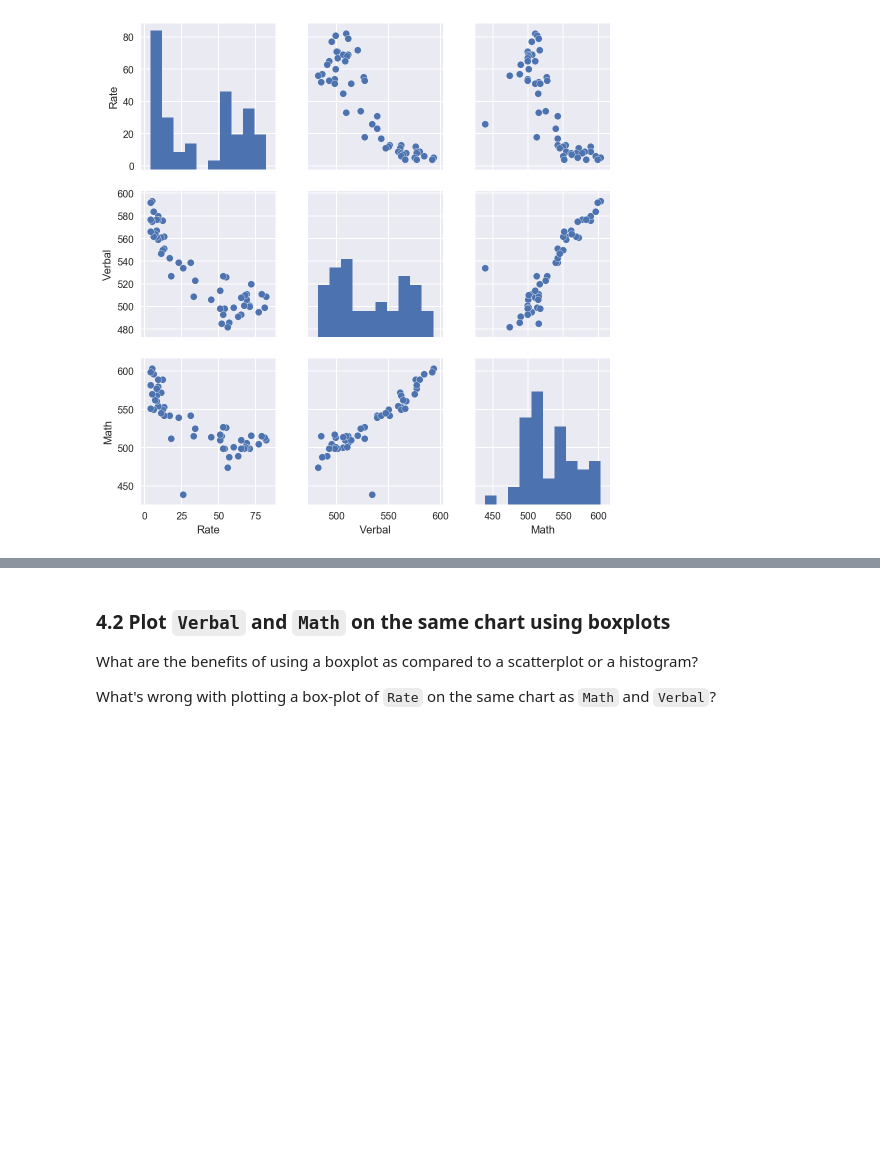
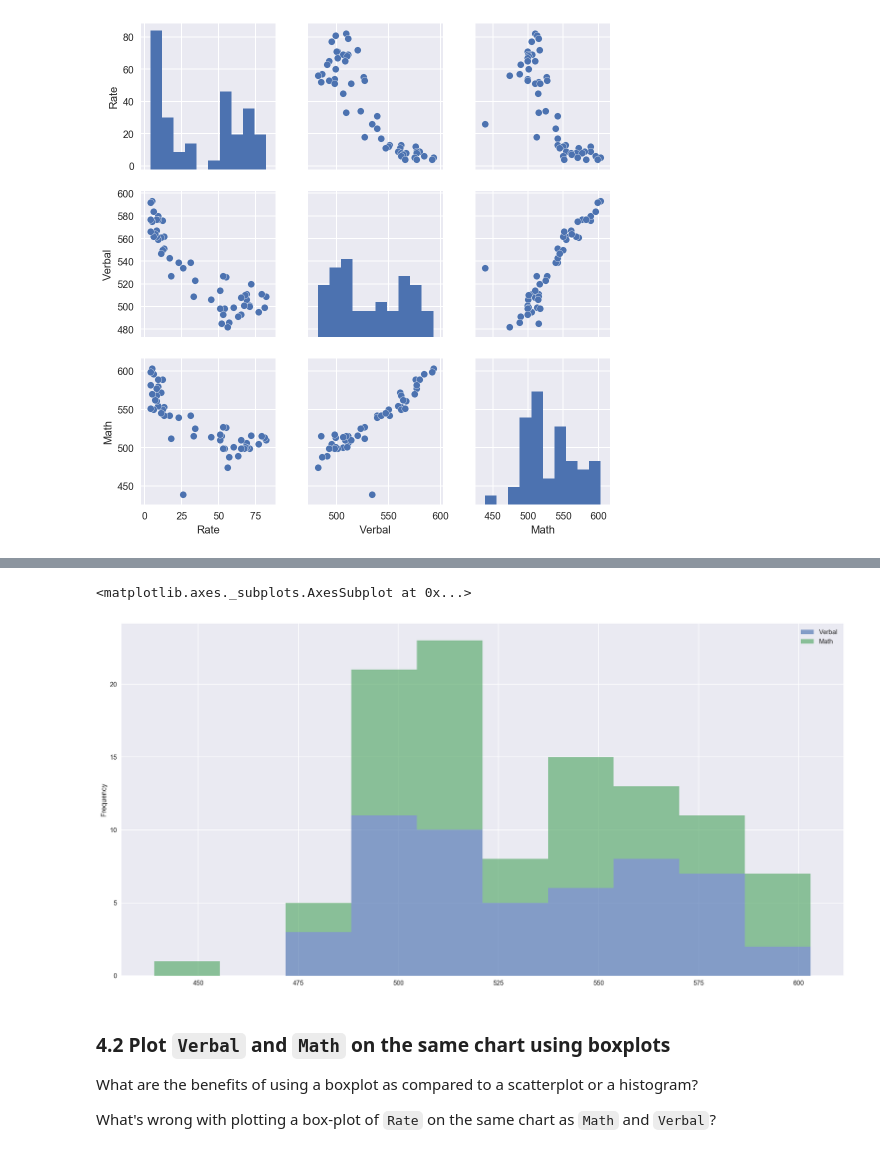
Before and after one commit to guangyic/project2, a Jupyter notebook: CHUA_Guangyi_Project2.ipynb, the cells around one changed output, grey strips where cells are left out. Saved outputs shown, nothing was run; the diff lists cells and outputs as text; code cells hidden in the pictures; blank space fills up the shorter version.

```diff
--- a/CHUA_Guangyi_Project2.ipynb
+++ b/CHUA_Guangyi_Project2.ipynb
@@ -270,10 +274,8 @@ Explain what the visualization tells you about your data.
 
 [Please read over the `pairplot` documentation to fine-tune your chart.](https://stanford.edu/~mwaskom/software/seaborn/generated/seaborn.pairplot.html#seaborn.pairplot)
 # %%
-dict_sub_mv = sat_df2.drop("State", axis=1)
-#dict_sub_mv = sat_df2.drop("Rate", axis=1)
-
-sns.pairplot(dict_sub_mv)
+dict_sub_mvr = sat_df2.drop("State", axis=1)
+sns.pairplot(dict_sub_mvr)
 # %% [output]
 <seaborn.axisgrid.PairGrid at 0x...>
 [figure]
@@ -291,6 +293,12 @@ Pandas is very powerful and contains a variety of nice, built-in plotting functi
 http://pandas.pydata.org/pandas-docs/stable/visualization.html
 
 ### 4.1 Plot a stacked histogram with `Verbal` and `Math` using pandas
+# %%
+dict_sub_mv = dict_sub_mvr.drop("Rate", axis=1)
+dict_sub_mv.plot.hist(alpha=0.65, stacked=True, figsize=(20,10))
+# %% [output]
+<matplotlib.axes._subplots.AxesSubplot at 0x...>
+[figure, added]
 # %% [markdown]
 ### 4.2 Plot `Verbal` and `Math` on the same chart using boxplots
 
```
Also changed, not shown: parts of 8 cells of this notebook.
